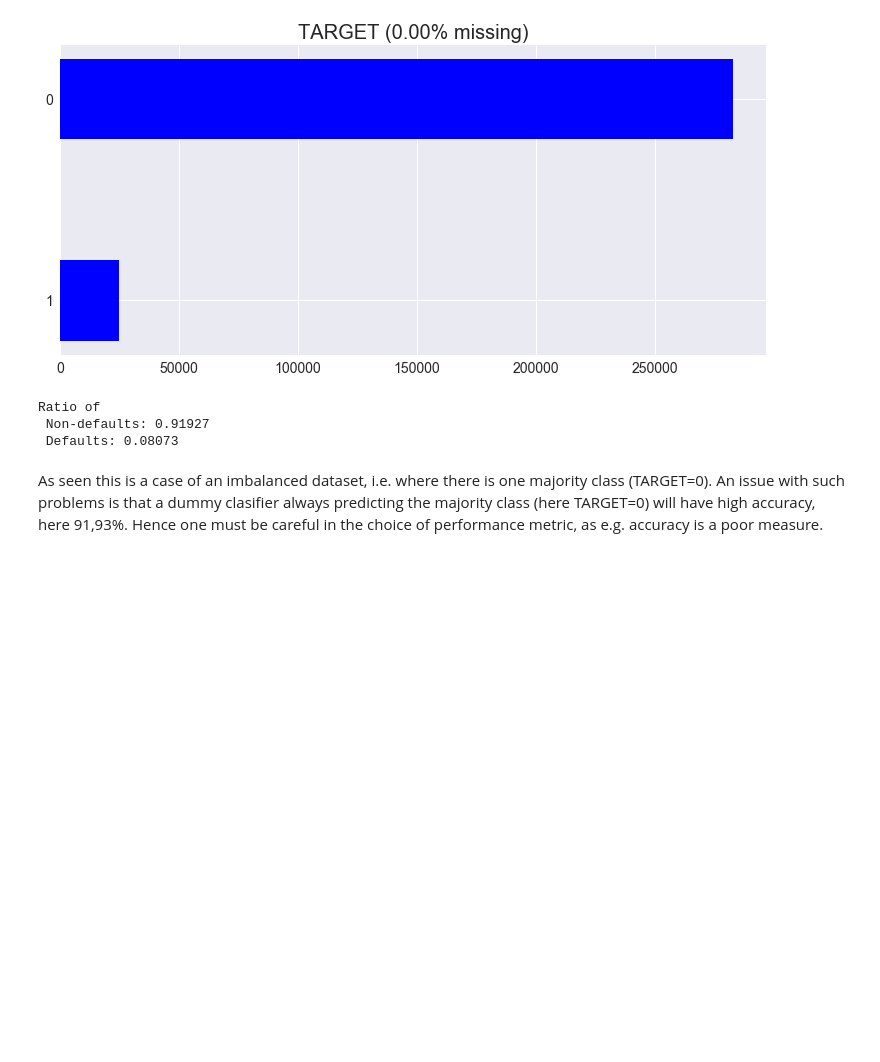
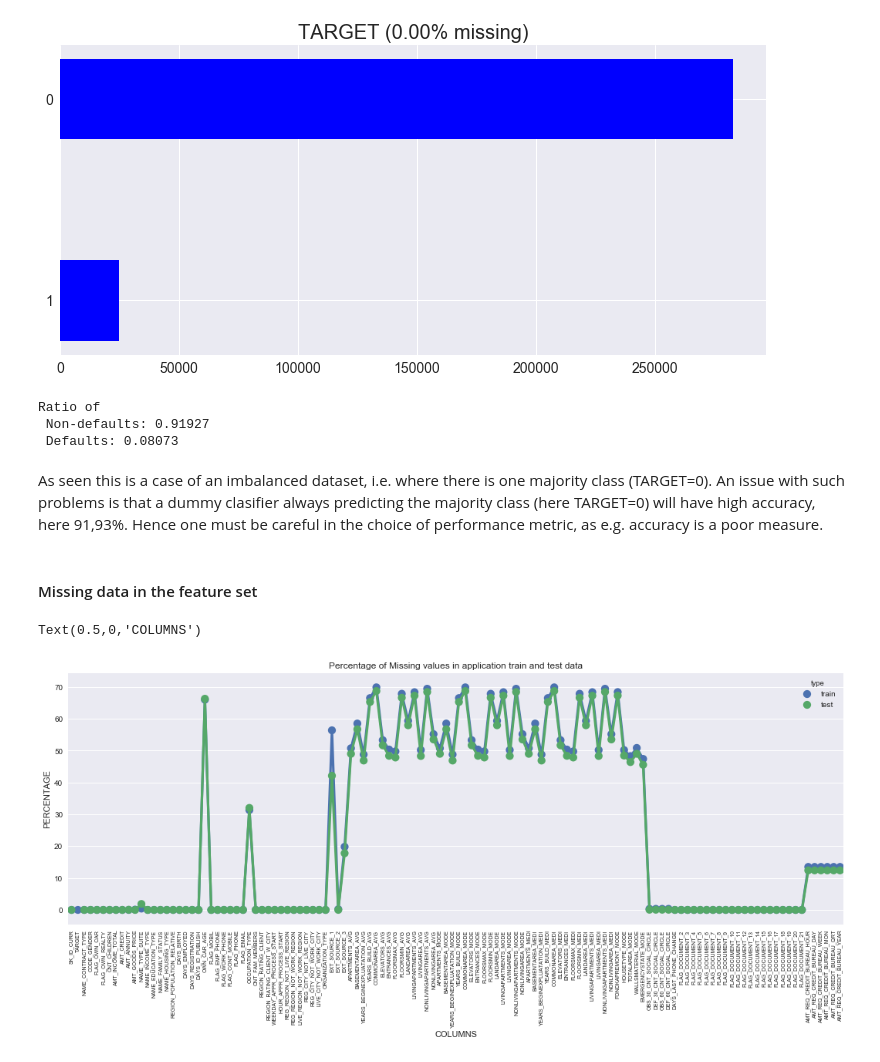
Before and after one commit to DavidVolentLindberg/kaggle_HomeCreditDefaultRisk, a Jupyter notebook: notebooks/EDA HomeCreditDefaultRisk.ipynb, the cells around one changed output. Drawn from its saved outputs; the diff is of its cells as text; code cells hidden in the pictures; blank space fills up the shorter version.

```diff
--- a/notebooks/EDA HomeCreditDefaultRisk.ipynb
+++ b/notebooks/EDA HomeCreditDefaultRisk.ipynb
@@ -73,6 +119,10 @@ def plot_histograms_for_columns(df,cols,rowheight=5):
 # %% [markdown]
 ## Import data
 # %%
-# Read in data from file
+# Read in training data from file
 FILENAME = 'application_train.csv'
 df_train = pd.read_csv('../data/{}'.format(FILENAME))
+
+# Read in test data from file
+FILENAME = 'application_test.csv'
+df_test = pd.read_csv('../data/{}'.format(FILENAME))
@@ -119,3 +177,22 @@ Ratio of
 # %% [markdown]
 As seen this is a case of an imbalanced dataset, i.e. where there is one majority class (TARGET=0).
 An issue with such problems is that a dummy clasifier always predicting the majority class (here TARGET=0) will have high accuracy, here 91,93%. Hence one must be careful in the choice of performance metric, as e.g. accuracy is a poor measure.
+# %% [markdown]
+#### Missing data in the feature set
+# %%
+fig = plt.figure(figsize=(18,6))
+miss_train = pd.DataFrame((df_train.isnull().sum())*100/df_train.shape[0]).reset_index()
+miss_test = pd.DataFrame((df_test.isnull().sum())*100/df_test.shape[0]).reset_index()
+miss_train["type"] = "train"
+miss_test["type"]  =  "test"
+missing = pd.concat([miss_train,miss_test],axis=0)
+ax = sns.pointplot("index",0,data=missing,hue="type")
+plt.xticks(rotation =90,fontsize =7)
+plt.title("Percentage of Missing values in application train and test data")
+plt.ylabel("PERCENTAGE")
+plt.xlabel("COLUMNS")
+#ax.set_facecolor("k")
+#fig.set_facecolor("lightgrey")
+# %% [output]
+Text(0.5,0,'COLUMNS')
+[figure, added]
```
Also changed, not shown: parts of 12 cells of this notebook.
